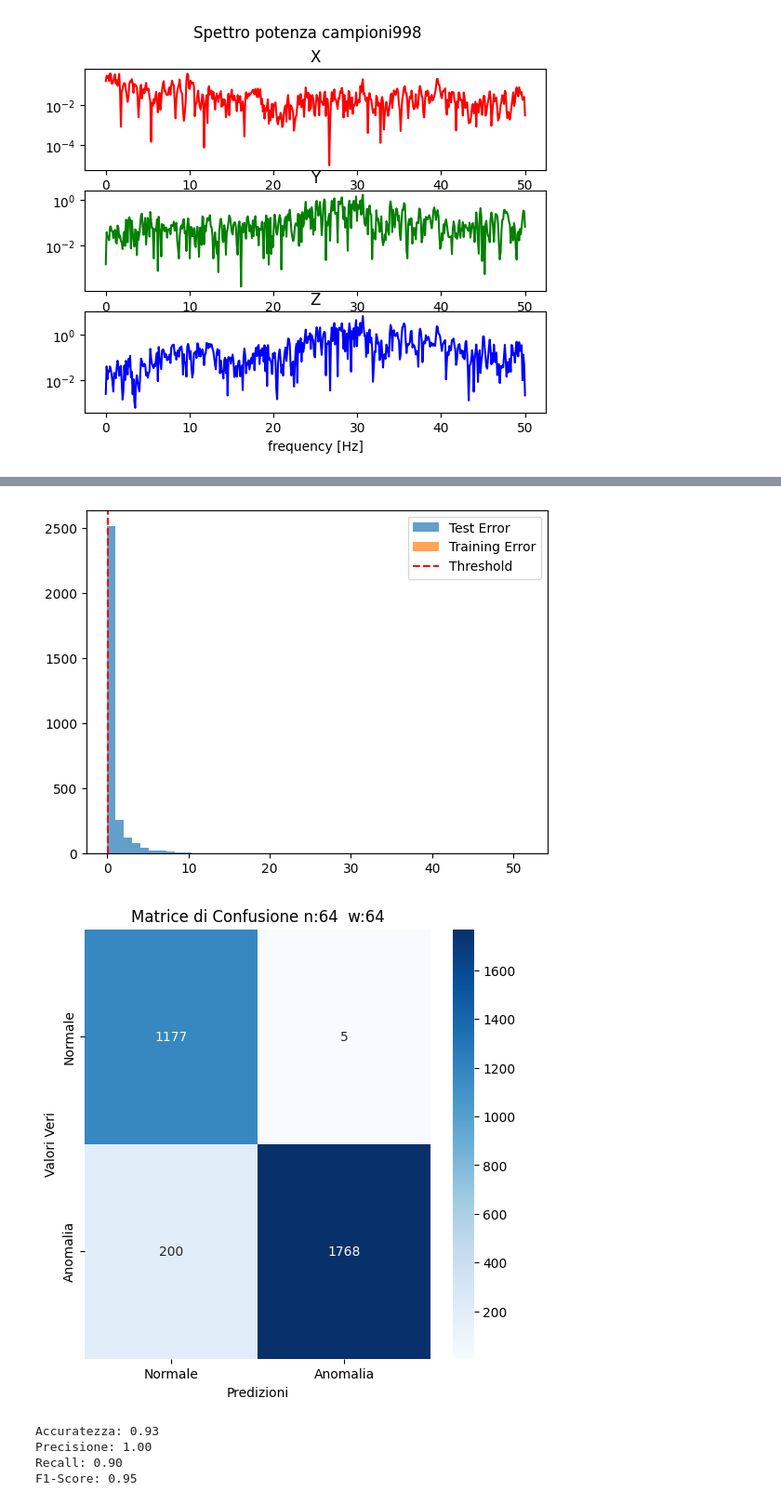
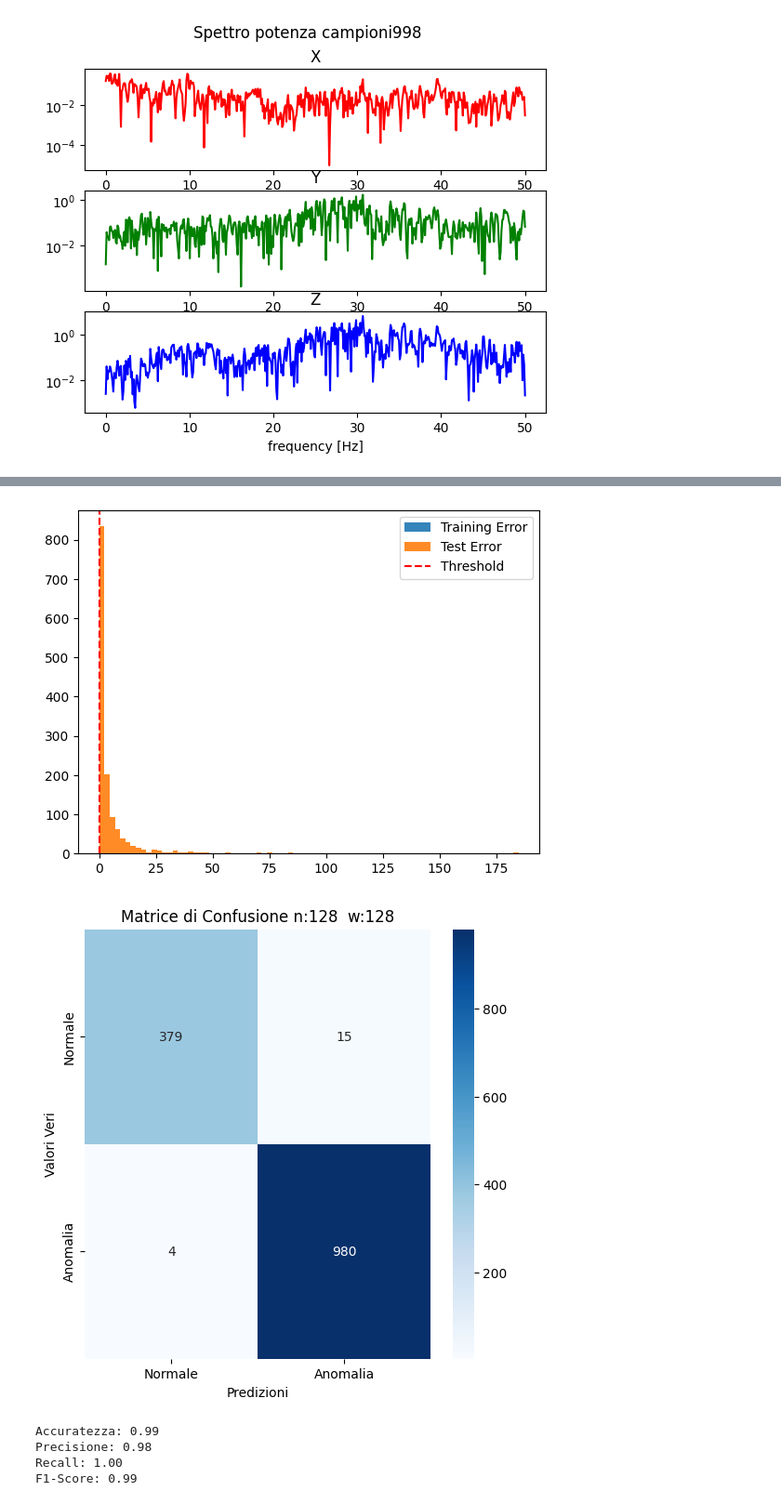
Before and after one commit to Ciosepp/Tesi, a Jupyter notebook: analisys/tesi.ipynb, the cells around one changed output, grey strips where cells are left out. Shown at 93% size. Drawn from its saved outputs; the diff is of its cells as text; code cells hidden in the pictures.

```diff
--- a/analisys/tesi.ipynb
+++ b/analisys/tesi.ipynb
@@ -98,10 +98,10 @@ Text(0.5, 1.0, 'Z')
 [figure]
 # %%
 #creazione dataset di elaborazione
-percentAcqTrain = 0.4 # %/100
+percentAcqTrain = 0.6 # %/100
 fs = 100
-nSamples = 64
-nPWelch =64
+nSamples = 128
+nPWelch =128
 
 #dataset di traing
 trainData=[]
@@ -109,7 +109,7 @@ trainDataMeta=[]
 nPackets = int(inDataConstrainSize/nSamples)
 
 print('nPackets: '+str(nPackets))
-print('dataset width:'+str(129*3))
+print(f'dataset width:{(nPWelch/2+1)*3}')
 for u in range(0,2):
 	for i in range(0, int(nPackets*percentAcqTrain)):
 		acqPower= []
@@ -191,13 +191,15 @@ testData_scaled = scaler.transform(testData)
 # %%
 # Costruzione dell'autoencoder
 input_dim = trainData_scaled.shape[1]
-encoding_dim = 5  # Dimensione del codice latente
+encoding_dim = 10  # Dimensione del codice latente 5
 
 autoencoder = models.Sequential([
     layers.InputLayer(input_shape=(input_dim,)),
-    layers.Dense(8, activation="relu"),
+    layers.Dense(50, activation="relu"),
+    layers.Dense(25, activation="relu"),
     layers.Dense(encoding_dim, activation="relu"),
-    layers.Dense(8, activation="relu"),
+    layers.Dense(25, activation="relu"),
+    layers.Dense(50, activation="relu"),
     layers.Dense(input_dim, activation="sigmoid")  # Output riconstruito
 ])
 autoencoder.compile(optimizer='adam', loss='mse')
@@ -221,4 +223,5 @@ print(threshold)
 
 # Classificare le anomalie
 test_predictions = (test_error > threshold).astype(int)
+print(trainData_scaled.shape[1])
 # %% [output]
@@ -229,42 +279,42 @@ test_predictions = (test_error > threshold).astype(int)
 plt.figure()
 
 # Visualizzare i risultati
-plt.hist(test_error, bins=50, alpha=0.7, label='Test Error')
-plt.hist(train_error, bins=50, alpha=0.7, label='Training Error')
+plt.hist(train_error, bins=80, alpha=0.9, label='Training Error')
+plt.hist(test_error, bins=80, alpha=0.9, label='Test Error')
 plt.axvline(threshold, color='r', linestyle='--', label='Threshold')
 plt.legend()
 plt.show()
 
 
 # Visualizzare la matrice di confusione
 conf_matrix = confusion_matrix(dataLabel, test_predictions)
 
 # Plot della matrice di confusione
 plt.figure(figsize=(6, 6))
 sns.heatmap(conf_matrix, annot=True, fmt='d', cmap='Blues', xticklabels=['Normale', 'Anomalia'], yticklabels=['Normale', 'Anomalia'])
 plt.title(f"Matrice di Confusione n:{nSamples}  w:{nPWelch}")
 plt.xlabel('Predizioni')
 plt.ylabel('Valori Veri')
 #plt.savefig(f"MC n_{nSamples}  w_{nPWelch}")
 plt.show()
 
 # Calcolare le metriche di valutazione
 accuracy = accuracy_score(dataLabel, test_predictions)
 precision = precision_score(dataLabel, test_predictions)
 recall = recall_score(dataLabel, test_predictions)
 f1 = f1_score(dataLabel, test_predictions)
 
 print(f"Accuratezza: {accuracy:.2f}")
 print(f"Precisione: {precision:.2f}")
 print(f"Recall: {recall:.2f}")
 print(f"F1-Score: {f1:.2f}")
 # %% [output]
-[figure, old version]
+[figure, new version]
-[figure, old version]
+[figure, new version]
-Accuratezza: 0.93
-Precisione: 1.00
-Recall: 0.90
-F1-Score: 0.95
+Accuratezza: 0.99
+Precisione: 0.98
+Recall: 1.00
+F1-Score: 0.99
 # %%
 recall_array = []
 p_fd = []
```
Also changed, not shown: parts of 6 cells of this notebook, 12 other files.
